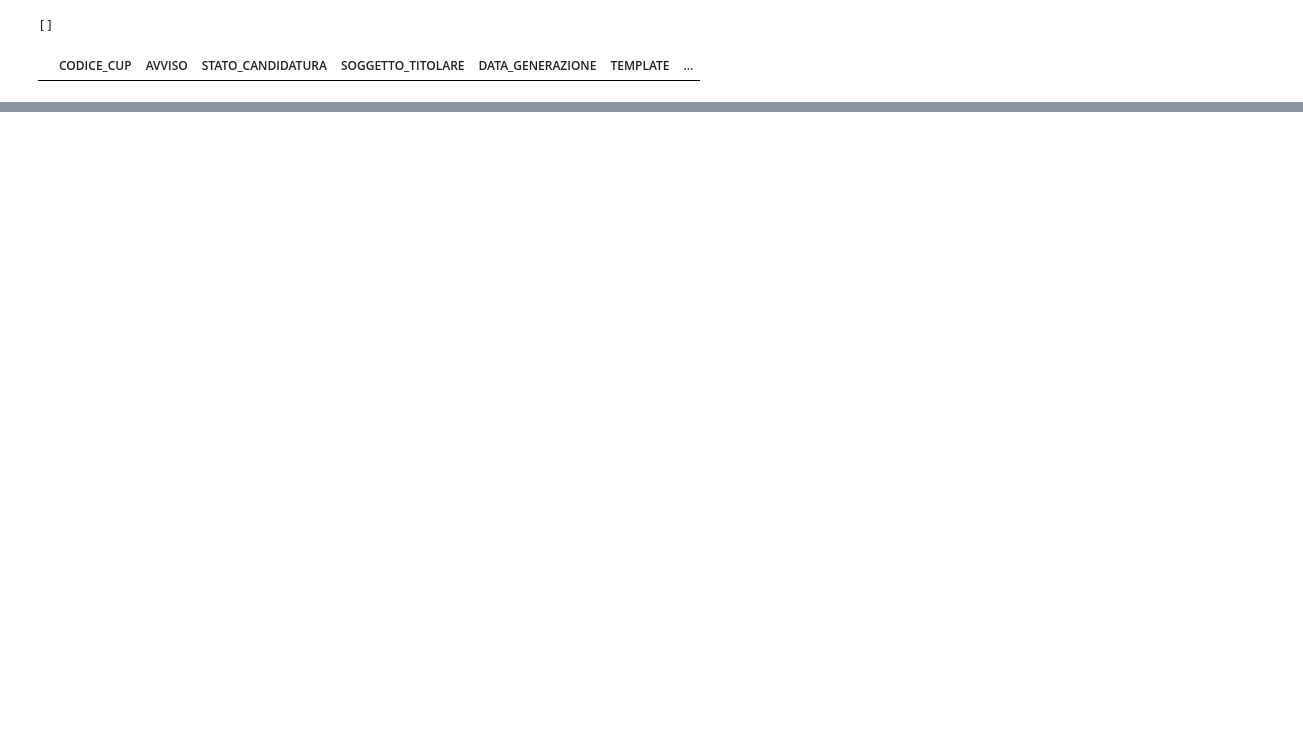
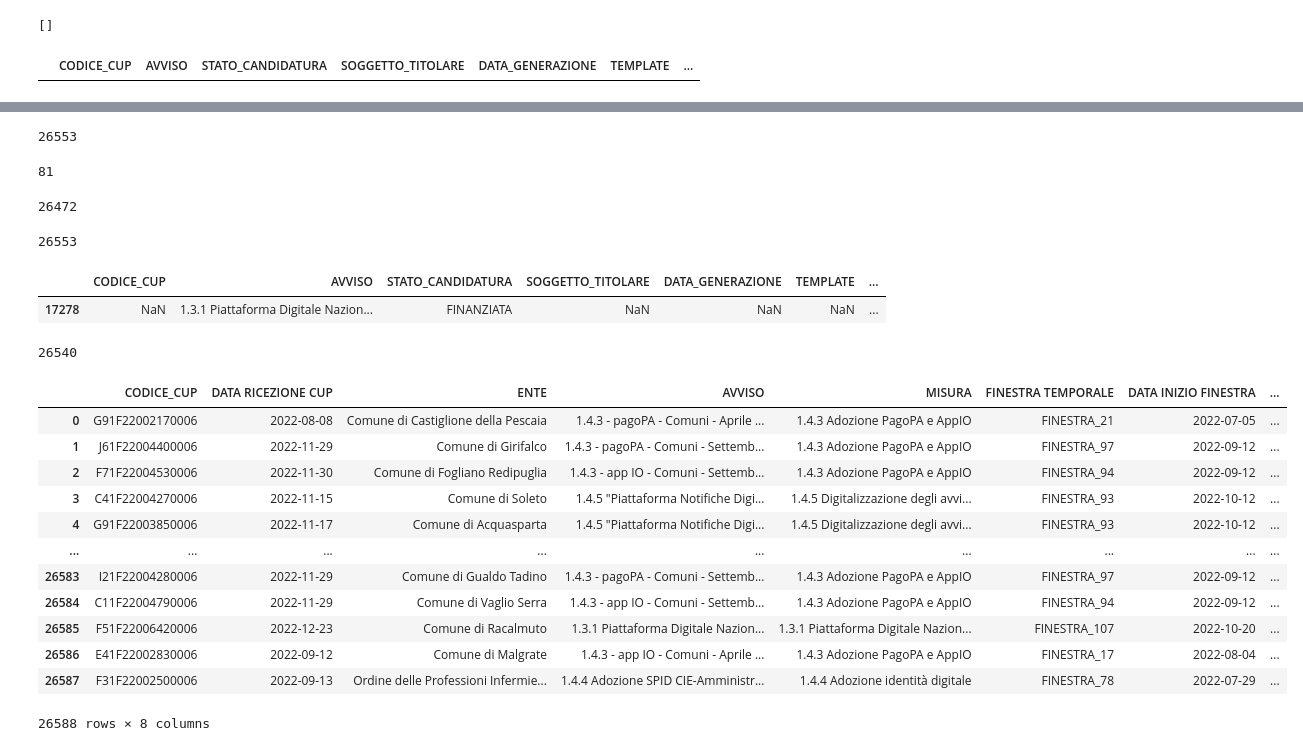
Before and after one commit to radema/Controllo-CUP, a Jupyter notebook: notebooks/audit_CUPfromDIPE.ipynb, the cells around one changed output, grey strips where cells are left out. Drawn from its saved outputs; the diff is of its cells as text; code cells hidden in the pictures; blank space fills up the shorter version.

```diff
--- a/notebooks/audit_CUPfromDIPE.ipynb
+++ b/notebooks/audit_CUPfromDIPE.ipynb
@@ -229,0 +317,42 @@ df_DIPE.to_csv('../data/02_primary/CUP_analysis.csv', sep=";", quoting=1, index=
+# %%
+output = pd.read_csv('../data/01_raw/CUP_output_20230130.csv')
+output.CODICE_CUP.nunique()
+# %% [output]
+26553
+# %%
+len(set(set(output.CODICE_CUP.unique())).difference(df_DIPE.CODICE_CUP.unique()))
+# %% [output]
+81
+# %%
+output.CODICE_CUP.nunique() - 81
+# %% [output]
+26472
+# %%
+output.CODICE_CUP.nunique()
+# %% [output]
+26553
+# %%
+df_DIPE[df_DIPE.CODICE_CUP.isna()]
+# %% [output]
+|  | CODICE_CUP | AVVISO | STATO_CANDIDATURA | SOGGETTO_TITOLARE | DATA_GENERAZIONE | TEMPLATE | ... |
+| 17278 | NaN | 1.3.1 Piattaforma Digitale Nazion... | FINANZIATA | NaN | NaN | NaN | ... |
+# %%
+df_DIPE.CODICE_CUP.nunique()
+# %% [output]
+26540
+# %%
+output.
+# %% [output]
+|  | CODICE_CUP | DATA RICEZIONE CUP | ENTE | AVVISO | MISURA | FINESTRA TEMPORALE | DATA INIZIO FINESTRA | ... |
+| 0 | G91F22002170006 | 2022-08-08 | Comune di Castiglione della Pescaia | 1.4.3 - pagoPA - Comuni - Aprile ... | 1.4.3 Adozione PagoPA e AppIO | FINESTRA_21 | 2022-07-05 | ... |
+| 1 | J61F22004400006 | 2022-11-29 | Comune di Girifalco | 1.4.3 - pagoPA - Comuni - Settemb... | 1.4.3 Adozione PagoPA e AppIO | FINESTRA_97 | 2022-09-12 | ... |
+| 2 | F71F22004530006 | 2022-11-30 | Comune di Fogliano Redipuglia | 1.4.3 - app IO - Comuni - Settemb... | 1.4.3 Adozione PagoPA e AppIO | FINESTRA_94 | 2022-09-12 | ... |
+| 3 | C41F22004270006 | 2022-11-15 | Comune di Soleto | 1.4.5 "Piattaforma Notifiche Digi... | 1.4.5 Digitalizzazione degli avvi... | FINESTRA_93 | 2022-10-12 | ... |
+| 4 | G91F22003850006 | 2022-11-17 | Comune di Acquasparta | 1.4.5 "Piattaforma Notifiche Digi... | 1.4.5 Digitalizzazione degli avvi... | FINESTRA_93 | 2022-10-12 | ... |
+| ... | ... | ... | ... | ... | ... | ... | ... | ... |
+| 26583 | I21F22004280006 | 2022-11-29 | Comune di Gualdo Tadino | 1.4.3 - pagoPA - Comuni - Settemb... | 1.4.3 Adozione PagoPA e AppIO | FINESTRA_97 | 2022-09-12 | ... |
+| 26584 | C11F22004790006 | 2022-11-29 | Comune di Vaglio Serra | 1.4.3 - app IO - Comuni - Settemb... | 1.4.3 Adozione PagoPA e AppIO | FINESTRA_94 | 2022-09-12 | ... |
+| 26585 | F51F22006420006 | 2022-12-23 | Comune di Racalmuto | 1.3.1 Piattaforma Digitale Nazion... | 1.3.1 Piattaforma Digitale Nazion... | FINESTRA_107 | 2022-10-20 | ... |
+| 26586 | E41F22002830006 | 2022-09-12 | Comune di Malgrate | 1.4.3 - app IO - Comuni - Aprile ... | 1.4.3 Adozione PagoPA e AppIO | FINESTRA_17 | 2022-08-04 | ... |
+| 26587 | F31F22002500006 | 2022-09-13 | Ordine delle Professioni Infermie... | 1.4.4 Adozione SPID CIE-Amministr... | 1.4.4 Adozione identità digitale | FINESTRA_78 | 2022-07-29 | ... |
+26588 rows × 8 columns
```
Also changed, not shown: parts of 19 cells of this notebook.
